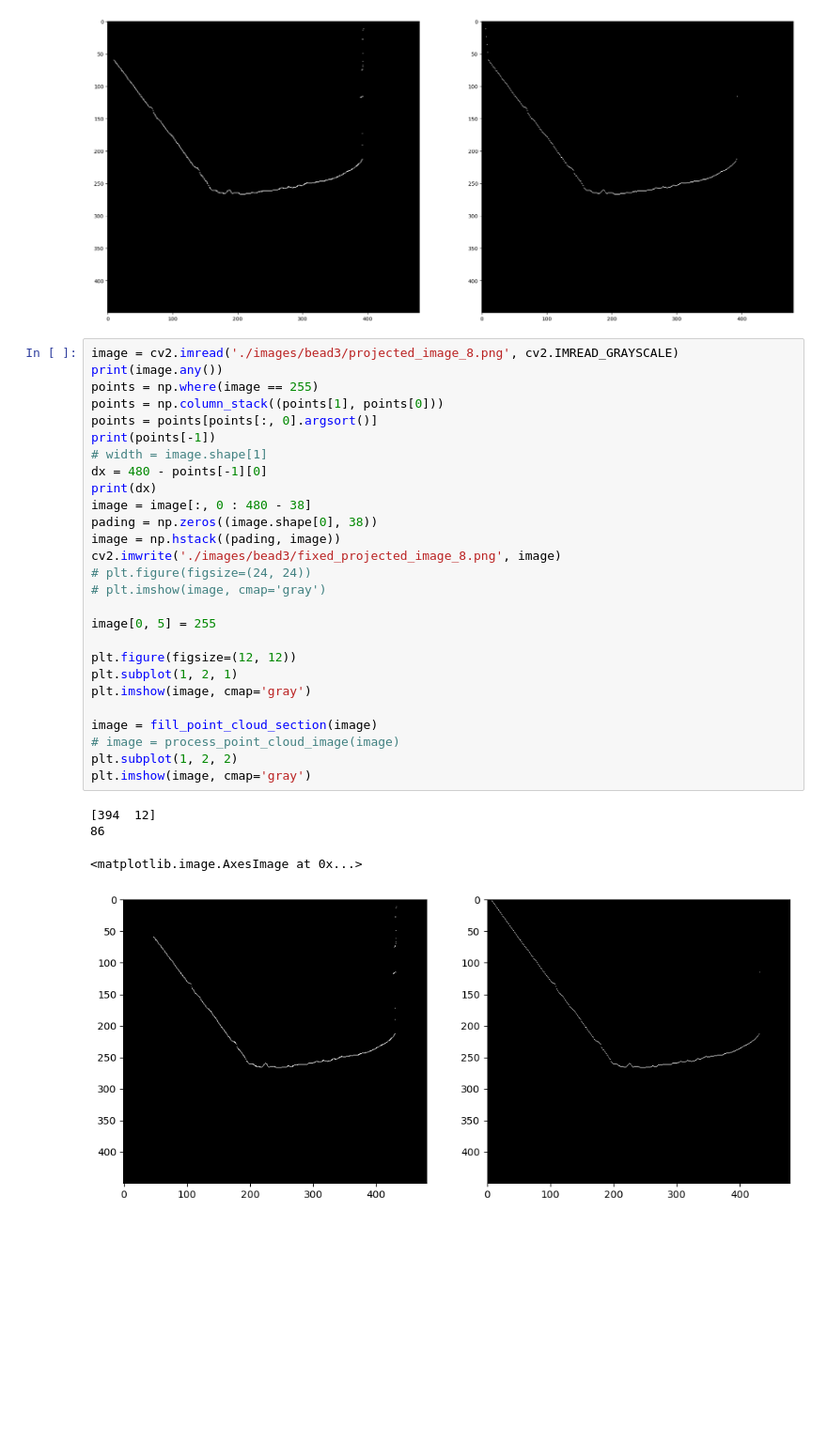
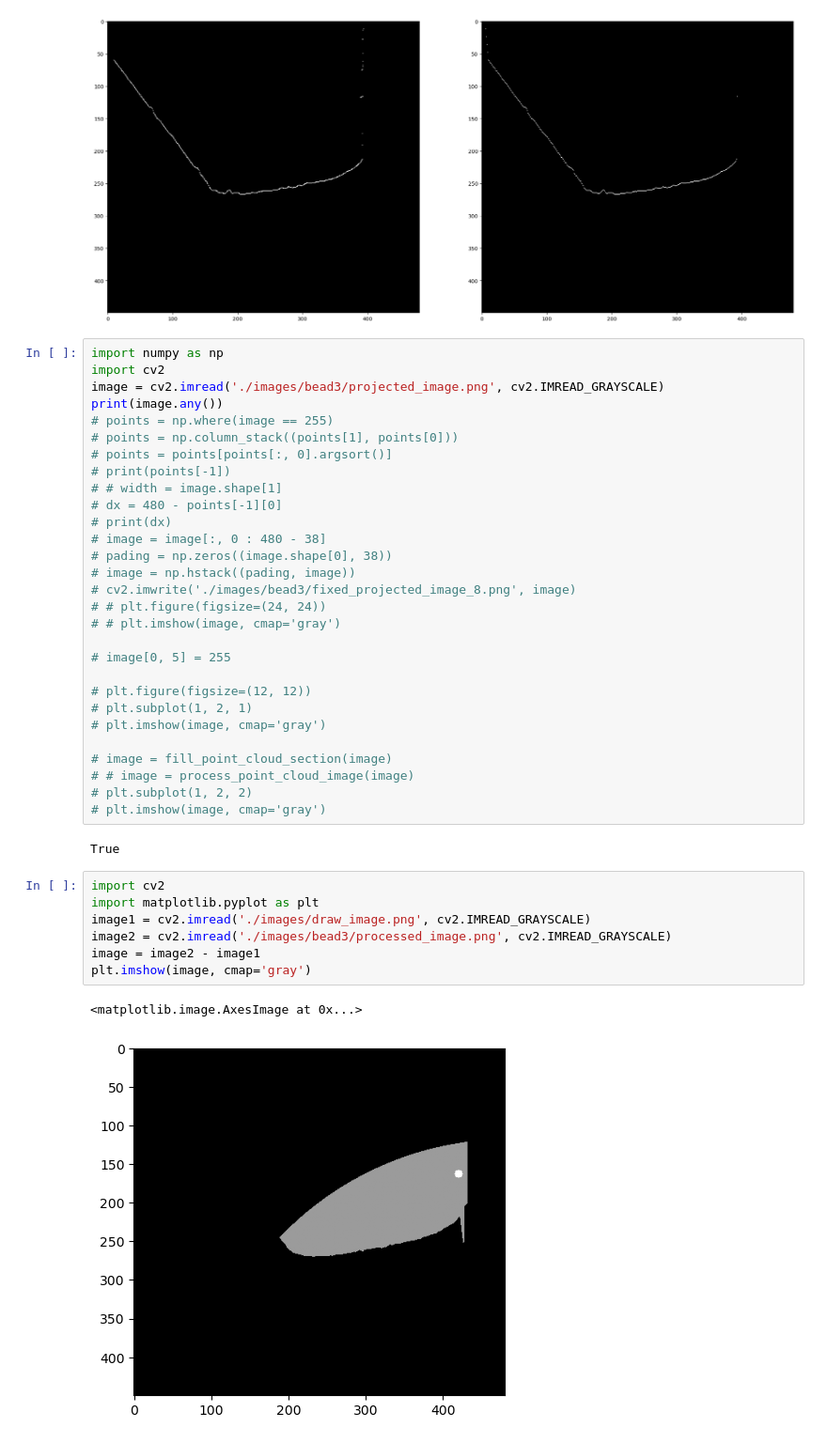
Before and after one commit to kevin529520/QT_ADAP, a Jupyter notebook: imageProcess.ipynb, the cells around one changed output. Shown at 94% size. Cells and saved outputs as stored; diff of their text form; blank space fills up the shorter version.

```diff
--- a/imageProcess.ipynb
+++ b/imageProcess.ipynb
@@ -122,34 +122,43 @@ plt.imshow(image, cmap='gray')
 <matplotlib.image.AxesImage at 0x...>
 [figure]
 # %%
-image = cv2.imread('./images/bead3/projected_image_8.png', cv2.IMREAD_GRAYSCALE)
+import numpy as np
+import cv2
+image = cv2.imread('./images/bead3/projected_image.png', cv2.IMREAD_GRAYSCALE)
 print(image.any())
-points = np.where(image == 255)
-points = np.column_stack((points[1], points[0]))
-points = points[points[:, 0].argsort()]
-print(points[-1])
-# width = image.shape[1]
-dx = 480 - points[-1][0]
-print(dx)
-image = image[:, 0 : 480 - 38]
-pading = np.zeros((image.shape[0], 38))
-image = np.hstack((pading, image))
-cv2.imwrite('./images/bead3/fixed_projected_image_8.png', image)
-# plt.figure(figsize=(24, 24))
+# points = np.where(image == 255)
+# points = np.column_stack((points[1], points[0]))
+# points = points[points[:, 0].argsort()]
+# print(points[-1])
+# # width = image.shape[1]
+# dx = 480 - points[-1][0]
+# print(dx)
+# image = image[:, 0 : 480 - 38]
+# pading = np.zeros((image.shape[0], 38))
+# image = np.hstack((pading, image))
+# cv2.imwrite('./images/bead3/fixed_projected_image_8.png', image)
+# # plt.figure(figsize=(24, 24))
+# # plt.imshow(image, cmap='gray')
+
+# image[0, 5] = 255
+
+# plt.figure(figsize=(12, 12))
+# plt.subplot(1, 2, 1)
 # plt.imshow(image, cmap='gray')
 
-image[0, 5] = 255
-
-plt.figure(figsize=(12, 12))
-plt.subplot(1, 2, 1)
-plt.imshow(image, cmap='gray')
-
-image = fill_point_cloud_section(image)
-# image = process_point_cloud_image(image)
-plt.subplot(1, 2, 2)
-plt.imshow(image, cmap='gray')
+# image = fill_point_cloud_section(image)
+# # image = process_point_cloud_image(image)
+# plt.subplot(1, 2, 2)
+# plt.imshow(image, cmap='gray')
 # %% [output]
-[394  12]
-86
+True
-<matplotlib.image.AxesImage at 0x...>
-[figure, removed]
+# %%
+import cv2
+import matplotlib.pyplot as plt
+image1 = cv2.imread('./images/draw_image.png', cv2.IMREAD_GRAYSCALE)
+image2 = cv2.imread('./images/bead3/processed_image.png', cv2.IMREAD_GRAYSCALE)
+image = image2 - image1
+plt.imshow(image, cmap='gray')
+# %% [output]
+<matplotlib.image.AxesImage at 0x...>
+[figure, added]
```
Also changed, not shown: parts of 3 cells of this notebook, 5 other files.
